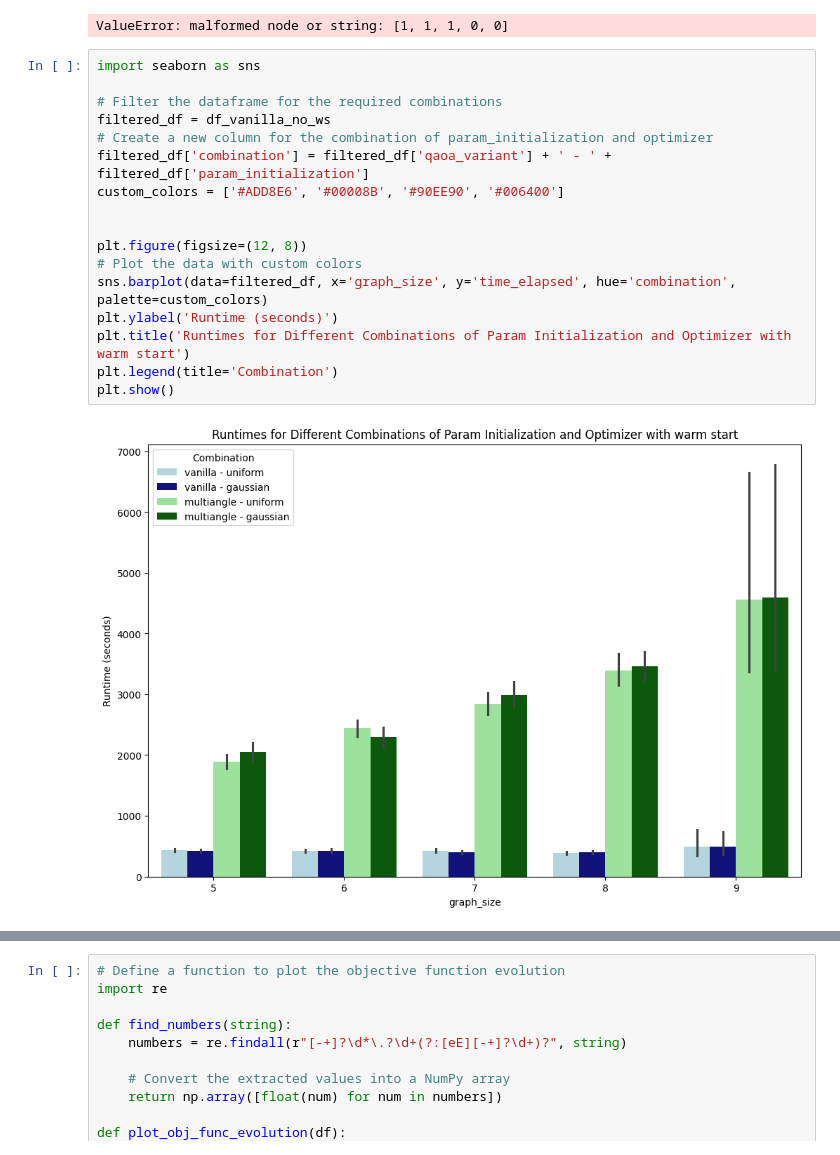
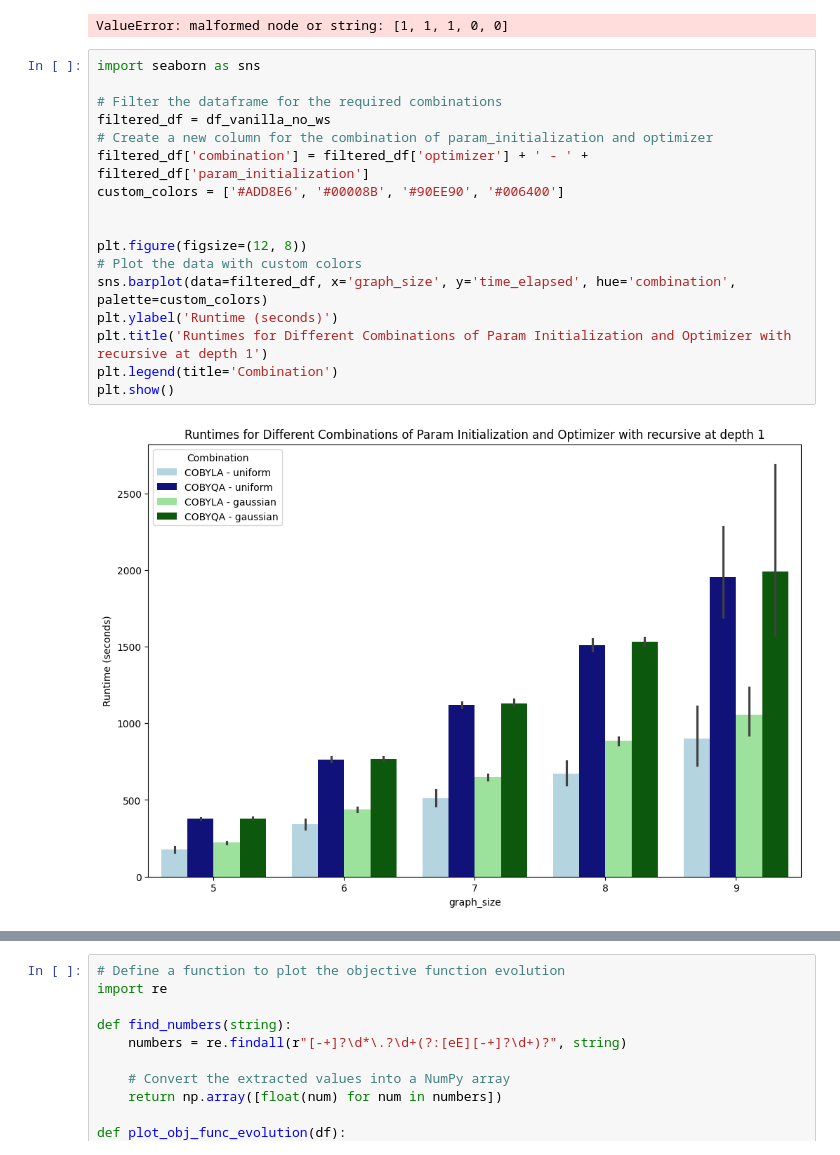
Before and after one commit to Smeidir/QAOA, a Jupyter notebook: visualizer recursive.ipynb, the cells around one changed output, grey strips where cells are left out. Saved outputs shown, nothing was run; the diff lists cells and outputs as text.

Commit message:
with graphs for meeting

```diff
--- a/visualizer recursive.ipynb
+++ b/visualizer recursive.ipynb
@@ -45,22 +45,22 @@ ValueError: malformed node or string: [1, 1, 1, 0, 0]
 # %%
 import seaborn as sns
 
 # Filter the dataframe for the required combinations
 filtered_df = df_vanilla_no_ws
 # Create a new column for the combination of param_initialization and optimizer
-filtered_df['combination'] = filtered_df['qaoa_variant'] + ' - ' + filtered_df['param_initialization']
+filtered_df['combination'] = filtered_df['optimizer'] + ' - ' + filtered_df['param_initialization']
 custom_colors = ['#ADD8E6', '#00008B', '#90EE90', '#006400']
 
 
 plt.figure(figsize=(12, 8))
 # Plot the data with custom colors
 sns.barplot(data=filtered_df, x='graph_size', y='time_elapsed', hue='combination', palette=custom_colors)
 plt.ylabel('Runtime (seconds)')
-plt.title('Runtimes for Different Combinations of Param Initialization and Optimizer with warm start')
+plt.title('Runtimes for Different Combinations of Param Initialization and Optimizer with recursive at depth 1')
 plt.legend(title='Combination')
 plt.show()
 # %% [output]
-[figure, old version]
+[figure, new version]
 # %%
 
 
```
Also changed, not shown: parts of 7 cells of this notebook, 3 other files.
